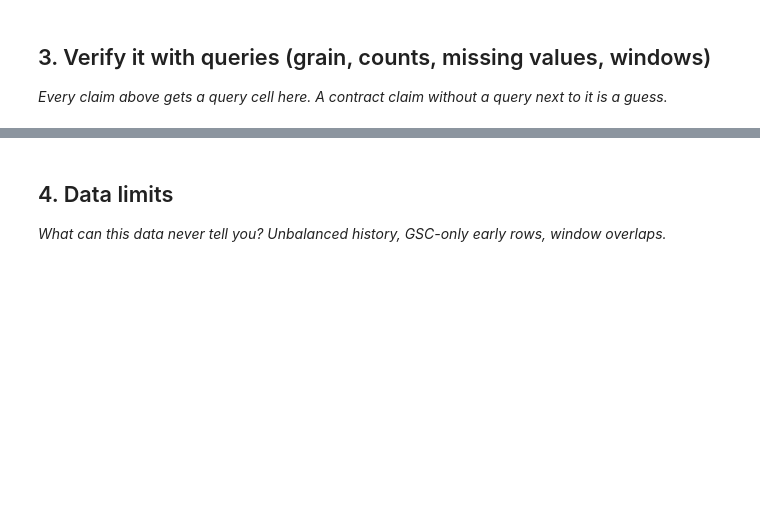
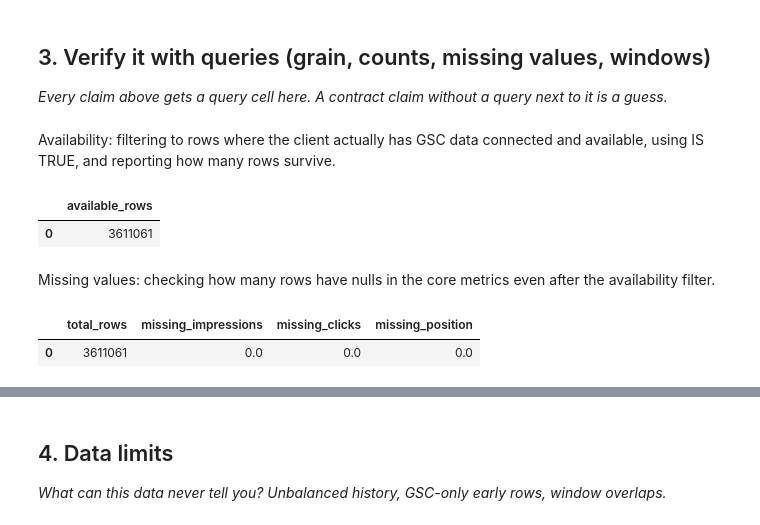
Before and after one commit to shahzamanjatoi/flyrank-ml-internship, a Jupyter notebook: work/notebooks/w03_data_contract.ipynb, the cells around one changed output, grey strips where cells are left out. Saved outputs shown, nothing was run; the diff lists cells and outputs as text; code cells hidden in the pictures; blank space fills up the shorter version.

```diff
--- a/work/notebooks/w03_data_contract.ipynb
+++ b/work/notebooks/w03_data_contract.ipynb
@@ -29,0 +106,31 @@ This skeleton is yours to fill. Work the sections **in order** — each one has
+# %% [markdown]
+Availability: filtering to rows where the client actually has GSC data
+connected and available, using IS TRUE, and reporting how many rows survive.
+# %%
+availability_check = con.execute("""
+    SELECT COUNT(*) AS available_rows
+    FROM fact_daily
+    WHERE client_has_gsc IS TRUE
+      AND gsc_data_available IS TRUE
+""").fetchdf()
+availability_check
+# %% [output]
+|  | available_rows |
+| 0 | 3611061 |
+# %% [markdown]
+Missing values: checking how many rows have nulls in the core metrics even
+after the availability filter.
+# %%
+missing_check = con.execute("""
+    SELECT
+        COUNT(*) AS total_rows,
+        SUM(CASE WHEN gsc_impressions IS NULL THEN 1 ELSE 0 END) AS missing_impressions,
+        SUM(CASE WHEN gsc_clicks IS NULL THEN 1 ELSE 0 END) AS missing_clicks,
+        SUM(CASE WHEN gsc_avg_position IS NULL THEN 1 ELSE 0 END) AS missing_position
+    FROM fact_daily
+    WHERE client_has_gsc IS TRUE AND gsc_data_available IS TRUE
+""").fetchdf()
+missing_check
+# %% [output]
+|  | total_rows | missing_impressions | missing_clicks | missing_position |
+| 0 | 3611061 | 0.0 | 0.0 | 0.0 |
```
Also changed, not shown: parts of 14 cells of this notebook.
